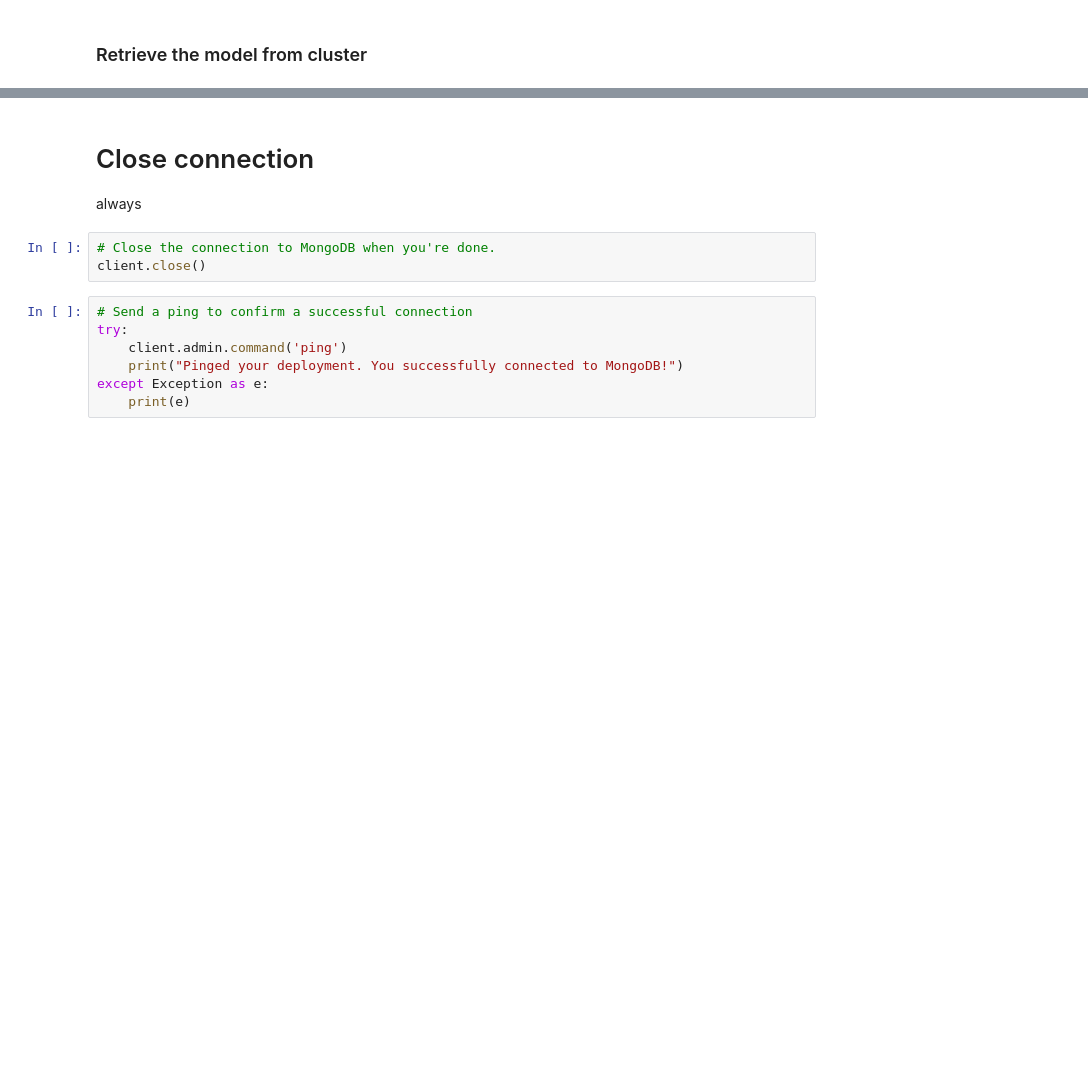
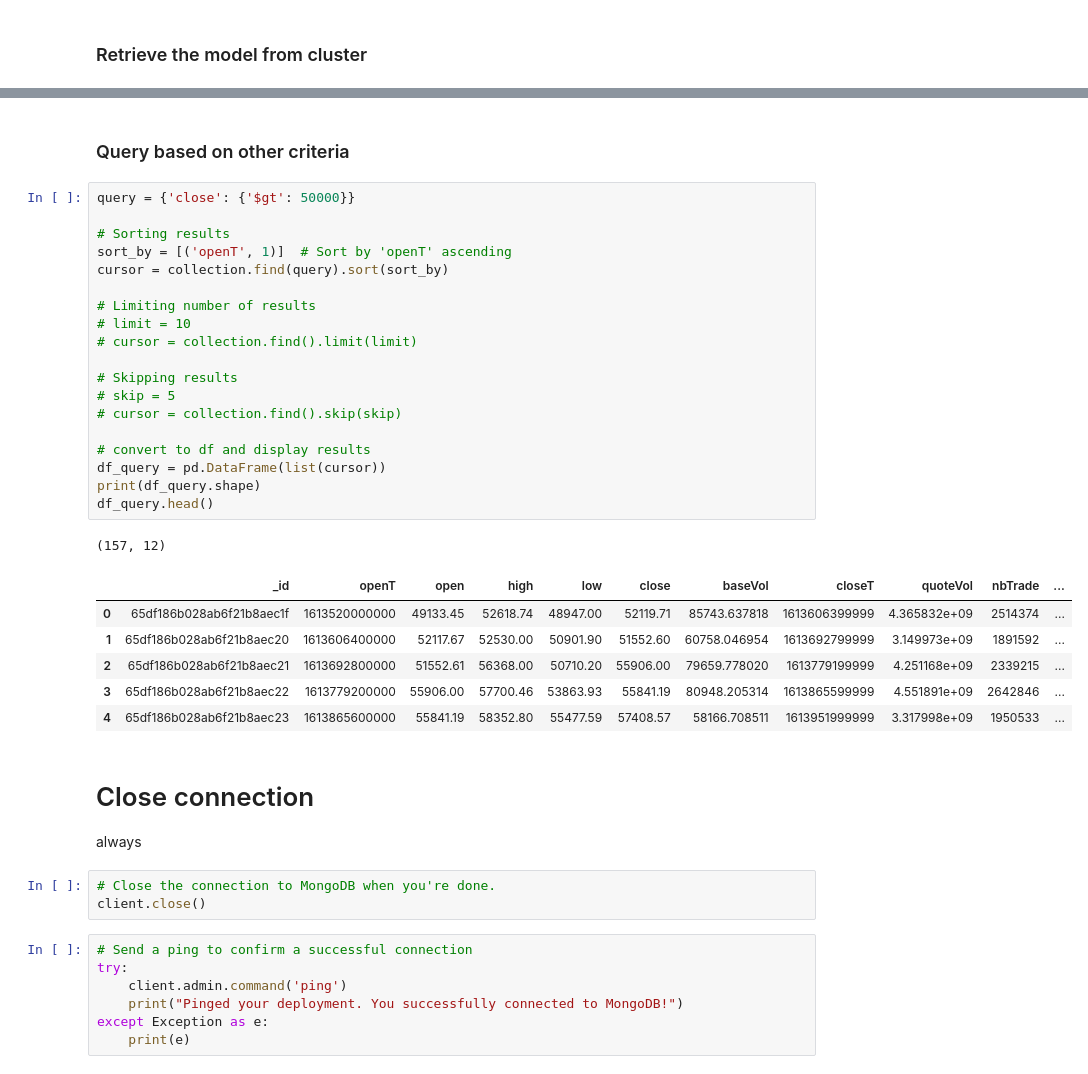
Before and after one commit to RamiroHR/TradingBotApp_mlops, a Jupyter notebook: notebooks/Test_MongoDB.ipynb, the cells around one changed output, grey strips where cells are left out. Drawn from its saved outputs; the diff is of its cells as text; blank space fills up the shorter version.

```diff
--- a/notebooks/Test_MongoDB.ipynb
+++ b/notebooks/Test_MongoDB.ipynb
@@ -223,3 +339,32 @@ Model loaded successfully: KNeighborsClassifier(n_neighbors=32)
+# %% [markdown]
+### Query based on other criteria
+# %%
+query = {'close': {'$gt': 50000}}
+
+# Sorting results
+sort_by = [('openT', 1)]  # Sort by 'openT' ascending
+cursor = collection.find(query).sort(sort_by)
+
+# Limiting number of results
+# limit = 10
+# cursor = collection.find().limit(limit)
+
+# Skipping results
+# skip = 5
+# cursor = collection.find().skip(skip)
+
+# convert to df and display results
+df_query = pd.DataFrame(list(cursor))
+print(df_query.shape)
+df_query.head()
+# %% [output]
+(157, 12)
+|  | _id | openT | open | high | low | close | baseVol | closeT | quoteVol | nbTrade | ... |
+| 0 | 65df186b028ab6f21b8aec1f | 1613520000000 | 49133.45 | 52618.74 | 48947.00 | 52119.71 | 85743.637818 | 1613606399999 | 4.365832e+09 | 2514374 | ... |
+| 1 | 65df186b028ab6f21b8aec20 | 1613606400000 | 52117.67 | 52530.00 | 50901.90 | 51552.60 | 60758.046954 | 1613692799999 | 3.149973e+09 | 1891592 | ... |
+| 2 | 65df186b028ab6f21b8aec21 | 1613692800000 | 51552.61 | 56368.00 | 50710.20 | 55906.00 | 79659.778020 | 1613779199999 | 4.251168e+09 | 2339215 | ... |
+| 3 | 65df186b028ab6f21b8aec22 | 1613779200000 | 55906.00 | 57700.46 | 53863.93 | 55841.19 | 80948.205314 | 1613865599999 | 4.551891e+09 | 2642846 | ... |
+| 4 | 65df186b028ab6f21b8aec23 | 1613865600000 | 55841.19 | 58352.80 | 55477.59 | 57408.57 | 58166.708511 | 1613951999999 | 3.317998e+09 | 1950533 | ... |
 # %% [markdown]
 # Close connection
 always
```
Also changed, not shown: parts of 18 cells of this notebook.
